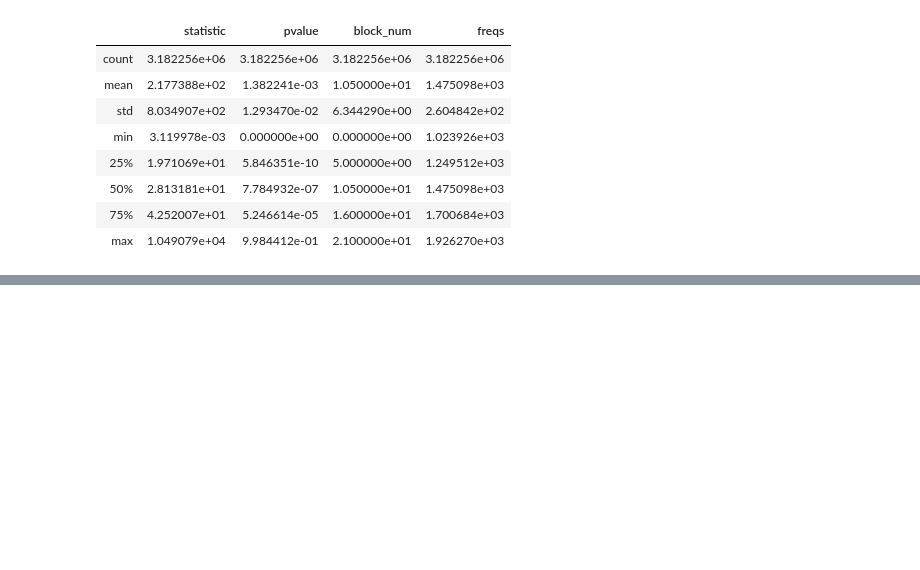
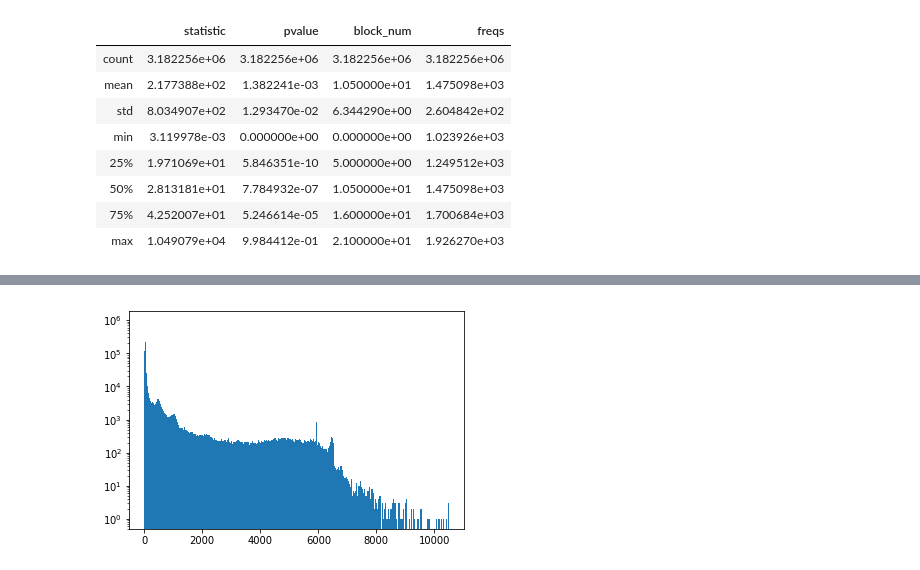
Before and after one commit to FX196/SETI-Energy-Detection, a Jupyter notebook: Result Visualization.ipynb, the cells around one changed output, grey strips where cells are left out. Saved outputs shown, nothing was run; the diff lists cells and outputs as text; code cells hidden in the pictures; blank space fills up the shorter version.

```diff
--- a/Result Visualization.ipynb
+++ b/Result Visualization.ipynb
@@ -76,0 +74,6 @@ stats = df["statistic"]
+# %%
+plt.figure()
+plt.yscale("log")
+n, bins, patches = plt.hist(stats, bins=1000)
+# %% [output]
+[figure, added]
```
Also changed, not shown: parts of 23 cells of this notebook, 1 other file.
